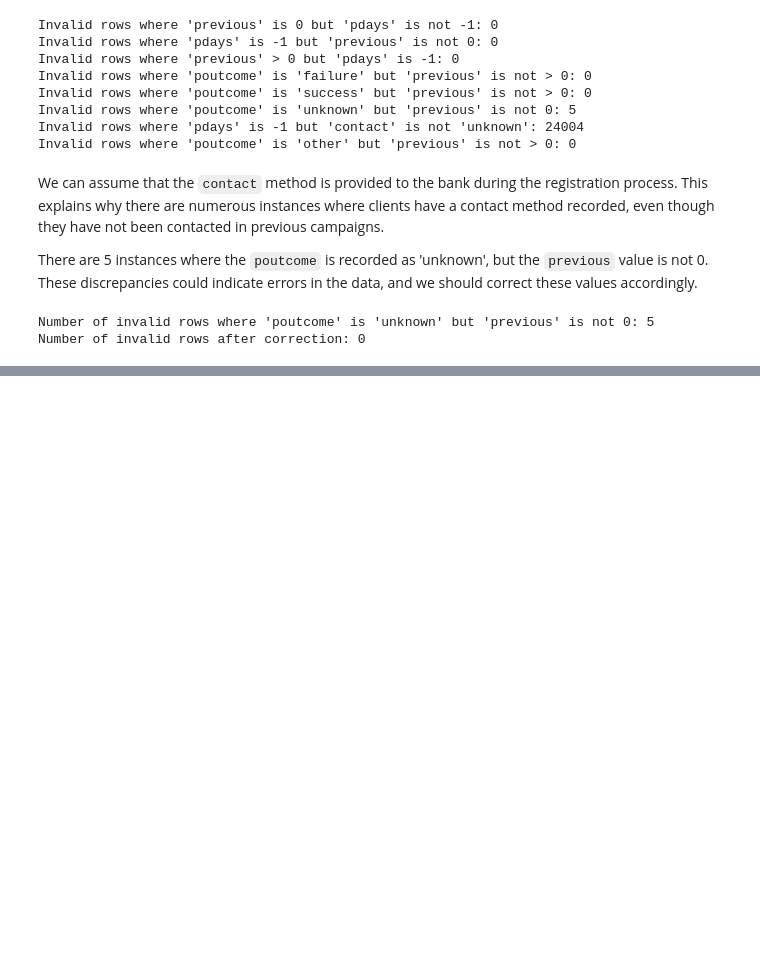
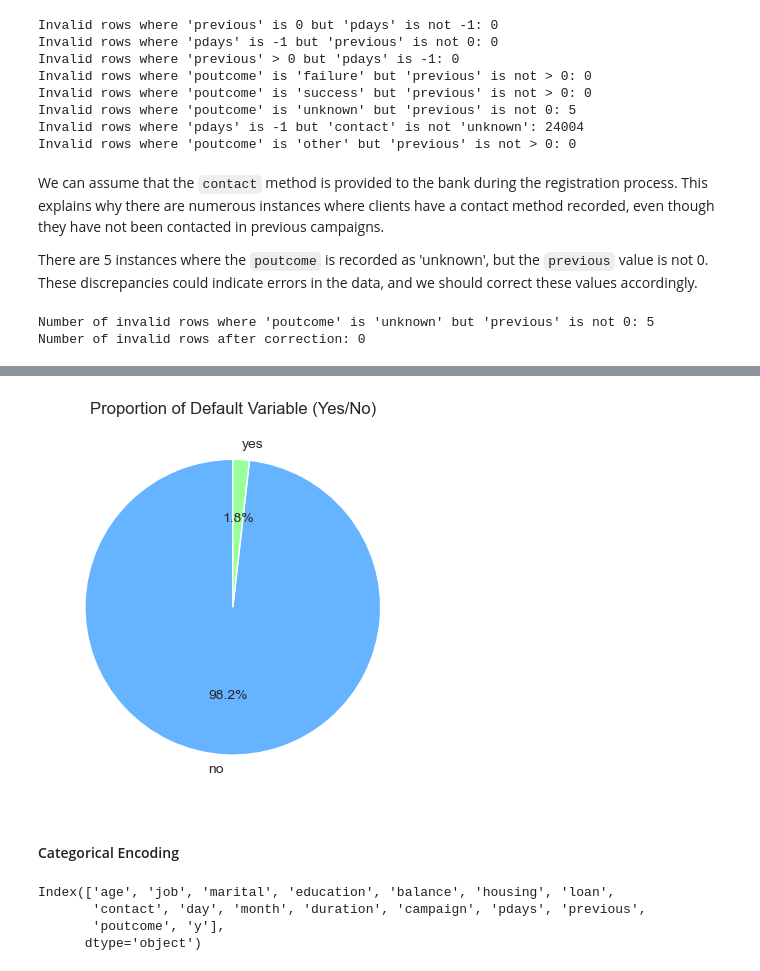
Before and after one commit to senuli-w/CM2604, a Jupyter notebook: 2330973.ipynb, the cells around one changed output, grey strips where cells are left out. Drawn from its saved outputs; the diff is of its cells as text; code cells hidden in the pictures; blank space fills up the shorter version.

```diff
--- a/2330973.ipynb
+++ b/2330973.ipynb
@@ -1039,0 +1033,13 @@ Number of invalid rows after correction: 0
+# %%
+# default
+
+# Plot a pie chart for the 'default' variable
+plt.figure()
+df['default'].value_counts().plot(kind='pie', autopct='%1.1f%%', colors=['#66b3ff', '#99ff99'], startangle=90)
+
+# Display the plot
+plt.title('Proportion of Default Variable (Yes/No)')
+plt.ylabel('')
+plt.show()
+# %% [output]
+[figure, added]
@@ -1039,0 +1049,10 @@ Number of invalid rows after correction: 0
+# %% [markdown]
+#### Categorical Encoding
+# %%
+df2 = df1.copy()
+df2.columns
+# %% [output]
+Index(['age', 'job', 'marital', 'education', 'balance', 'housing', 'loan',
+       'contact', 'day', 'month', 'duration', 'campaign', 'pdays', 'previous',
+       'poutcome', 'y'],
+      dtype='object')
```
Also changed, not shown: parts of 19 cells of this notebook.
